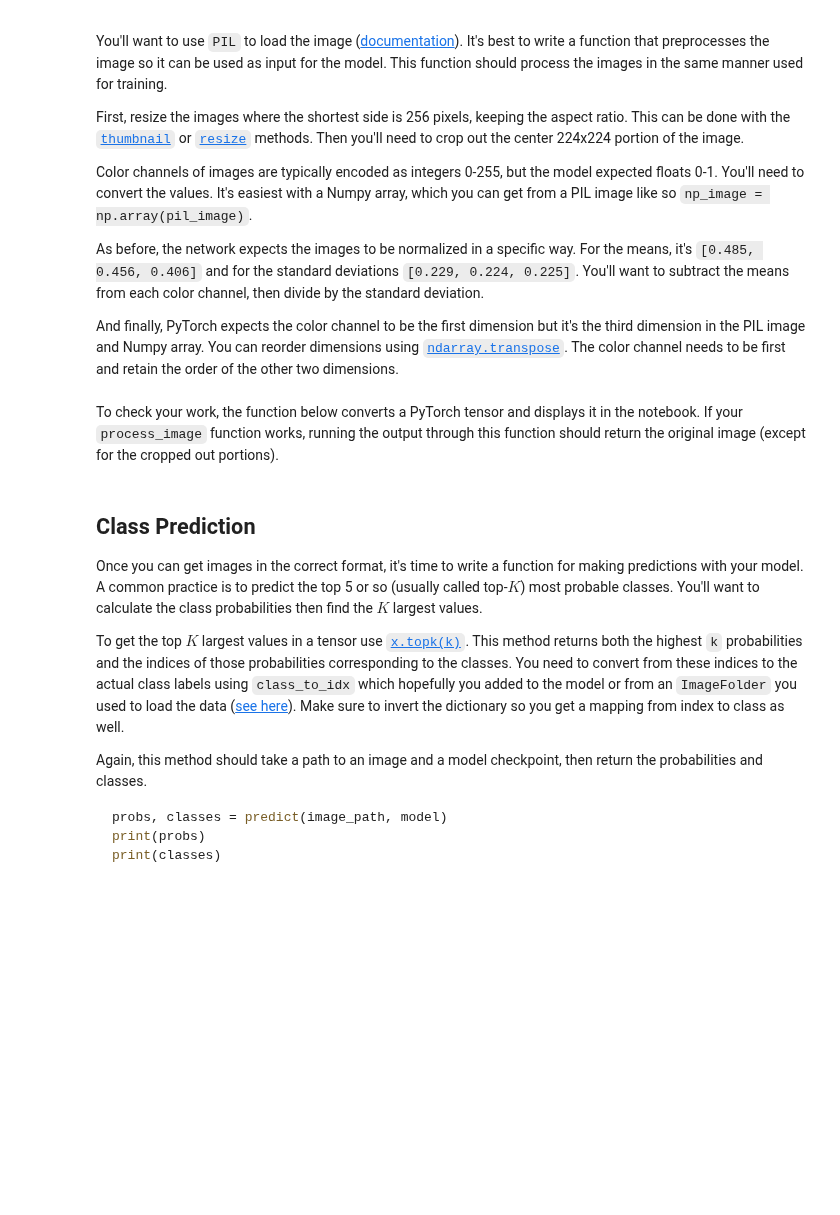
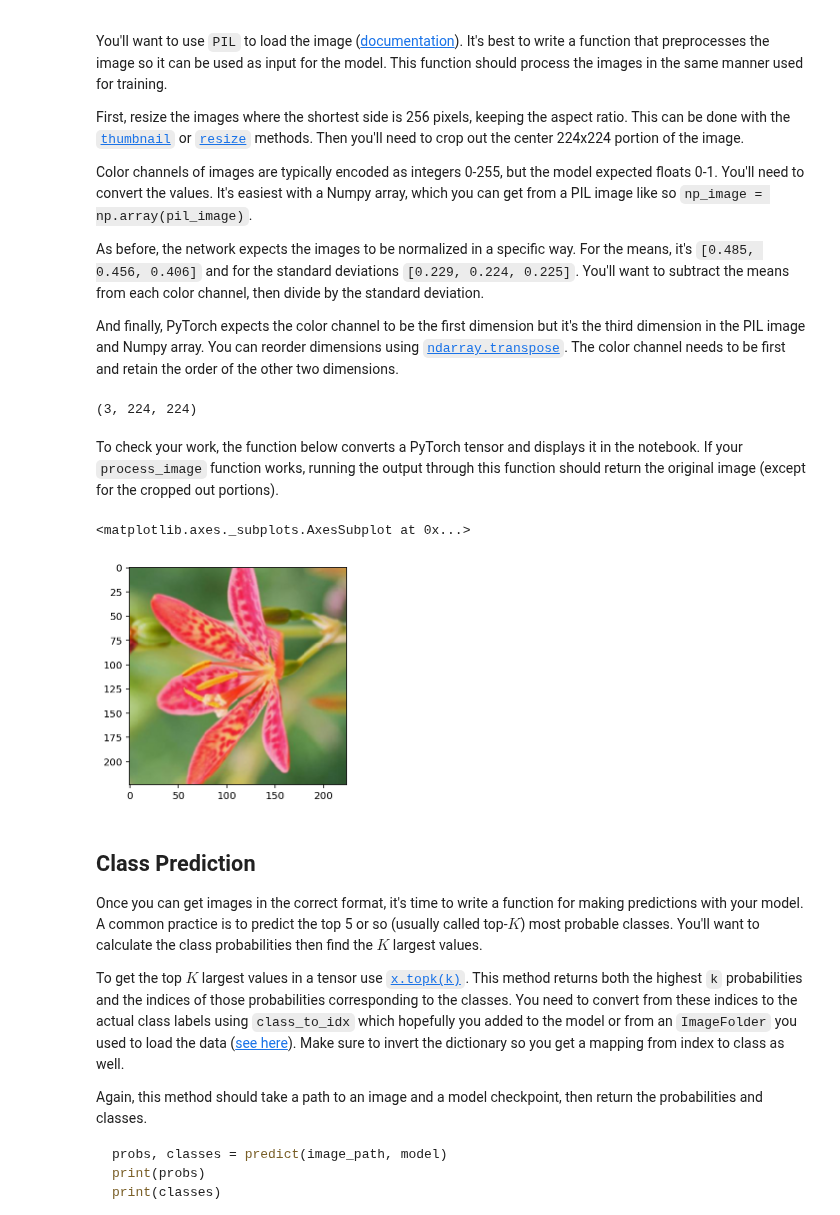
Before and after one commit to Diodak92/Image-Classifier, a Jupyter notebook: ImageClassifierProject.ipynb, the cells around one changed output. Cells and saved outputs as stored; diff of their text form; code cells hidden in the pictures; blank space fills up the shorter version.

```diff
--- a/ImageClassifierProject.ipynb
+++ b/ImageClassifierProject.ipynb
@@ -388,7 +416,23 @@ def process_image(image):
         returns an Numpy array
     '''
 
+    mean = np.array([0.485, 0.456, 0.406])
+    std = np.array([0.229, 0.224, 0.225])
+
     # TODO: Process a PIL image for use in a PyTorch model
+    with Image.open(image) as im:
+        im_transform = transforms.Compose([transforms.Resize(256),
+                                           transforms.CenterCrop(224),
+                                           transforms.ToTensor(),
+                                           transforms.Normalize([0.485, 0.456, 0.406], [0.229, 0.224, 0.225])])
+        im_tensor = im_transform(im)
+        im_tensor = torch.transpose(im_tensor, 1, 2)
+        return np.array(im_tensor)
+# %%
+sample_image = process_image('flowers/test/102/image_08015.jpg')
+print(np.shape(sample_image))
+# %% [output]
+(3, 224, 224)
 # %% [markdown]
 To check your work, the function below converts a PyTorch tensor and displays it in the notebook. If your `process_image` function works, running the output through this function should return the original image (except for the cropped out portions).
 # %%
@@ -399,12 +443,13 @@ def imshow(image, ax=None, title=None):
 
     # PyTorch tensors assume the color channel is the first dimension
     # but matplotlib assumes is the third dimension
-    image = image.numpy().transpose((1, 2, 0))
+    #image = image.numpy().transpose((1, 2, 0))
+    image = image.transpose((1, 2, 0))
 
     # Undo preprocessing
     mean = np.array([0.485, 0.456, 0.406])
     std = np.array([0.229, 0.224, 0.225])
-    image = std * image + mean
+    image = (std * image) + mean
 
     # Image needs to be clipped between 0 and 1 or it looks like noise when displayed
     image = np.clip(image, 0, 1)
@@ -412,6 +457,11 @@ def imshow(image, ax=None, title=None):
     ax.imshow(image)
 
     return ax
+# %%
+imshow(sample_image)
+# %% [output]
+<matplotlib.axes._subplots.AxesSubplot at 0x...>
+[figure, added]
 # %% [markdown]
 ## Class Prediction
 
```
Also changed, not shown: parts of 25 cells of this notebook.
